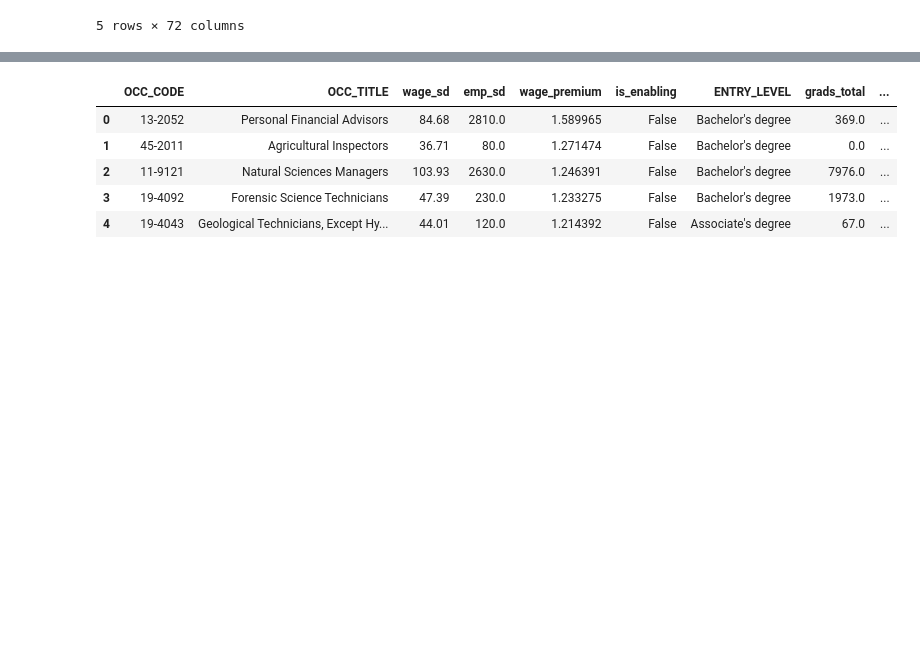
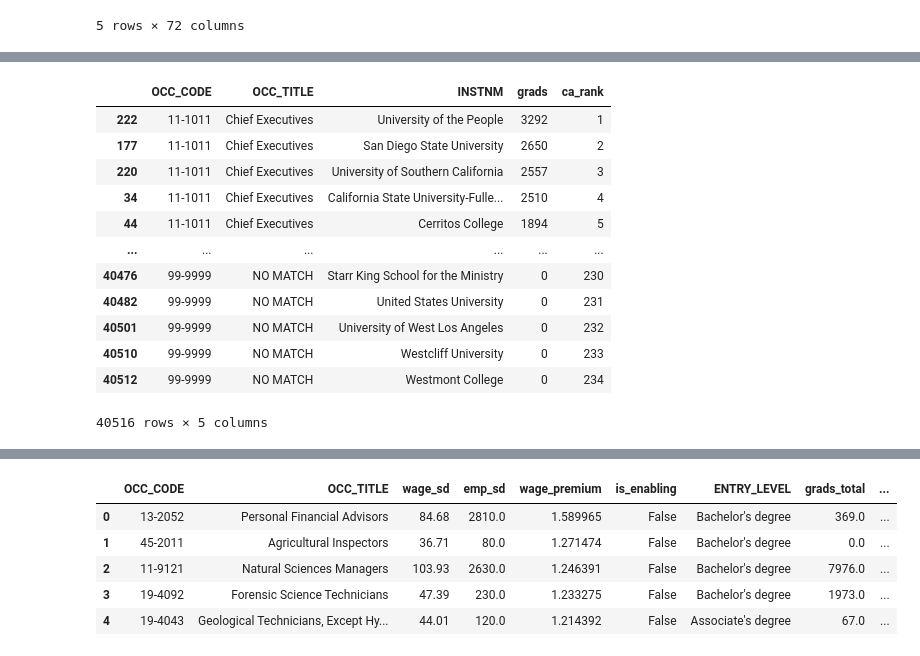
Before and after one commit to paulaluvini/opportunity_assessment, a Jupyter notebook: occupations_education.ipynb, the cells around one changed output, grey strips where cells are left out. Saved outputs shown, nothing was run; the diff lists cells and outputs as text; code cells hidden in the pictures; blank space fills up the shorter version.

```diff
--- a/occupations_education.ipynb
+++ b/occupations_education.ipynb
@@ -422,0 +472,22 @@ univ_database_sd.shape
+# %%
+cip_inst = (univ_database.loc[univ_database["STABBR"] == "CA"].groupby(["OCC_CODE", "OCC_TITLE", "INSTNM"], as_index=False).agg(grads=("CTOTALT", "sum")))
+#cip_inst = (univ_database.groupby(["OCC_CODE", "OCC_TITLE", "INSTNM"], as_index=False).agg(grads=("CTOTALT", "sum")))
+cip_inst = cip_inst.sort_values(["OCC_CODE", "grads"], ascending=[True, False]).copy()
+
+# California rank within each occupation
+cip_inst["ca_rank"] = cip_inst.groupby("OCC_CODE")["grads"].rank(method="first", ascending=False).astype(int)
+cip_inst
+# %% [output]
+|  | OCC_CODE | OCC_TITLE | INSTNM | grads | ca_rank |
+| 222 | 11-1011 | Chief Executives | University of the People | 3292 | 1 |
+| 177 | 11-1011 | Chief Executives | San Diego State University | 2650 | 2 |
+| 220 | 11-1011 | Chief Executives | University of Southern California | 2557 | 3 |
+| 34 | 11-1011 | Chief Executives | California State University-Fulle... | 2510 | 4 |
+| 44 | 11-1011 | Chief Executives | Cerritos College | 1894 | 5 |
+| ... | ... | ... | ... | ... | ... |
+| 40476 | 99-9999 | NO MATCH | Starr King School for the Ministry | 0 | 230 |
+| 40482 | 99-9999 | NO MATCH | United States University | 0 | 231 |
+| 40501 | 99-9999 | NO MATCH | University of West Los Angeles | 0 | 232 |
+| 40510 | 99-9999 | NO MATCH | Westcliff University | 0 | 233 |
+| 40512 | 99-9999 | NO MATCH | Westmont College | 0 | 234 |
+40516 rows × 5 columns
```
Also changed, not shown: parts of 21 cells of this notebook, 6 other files.
